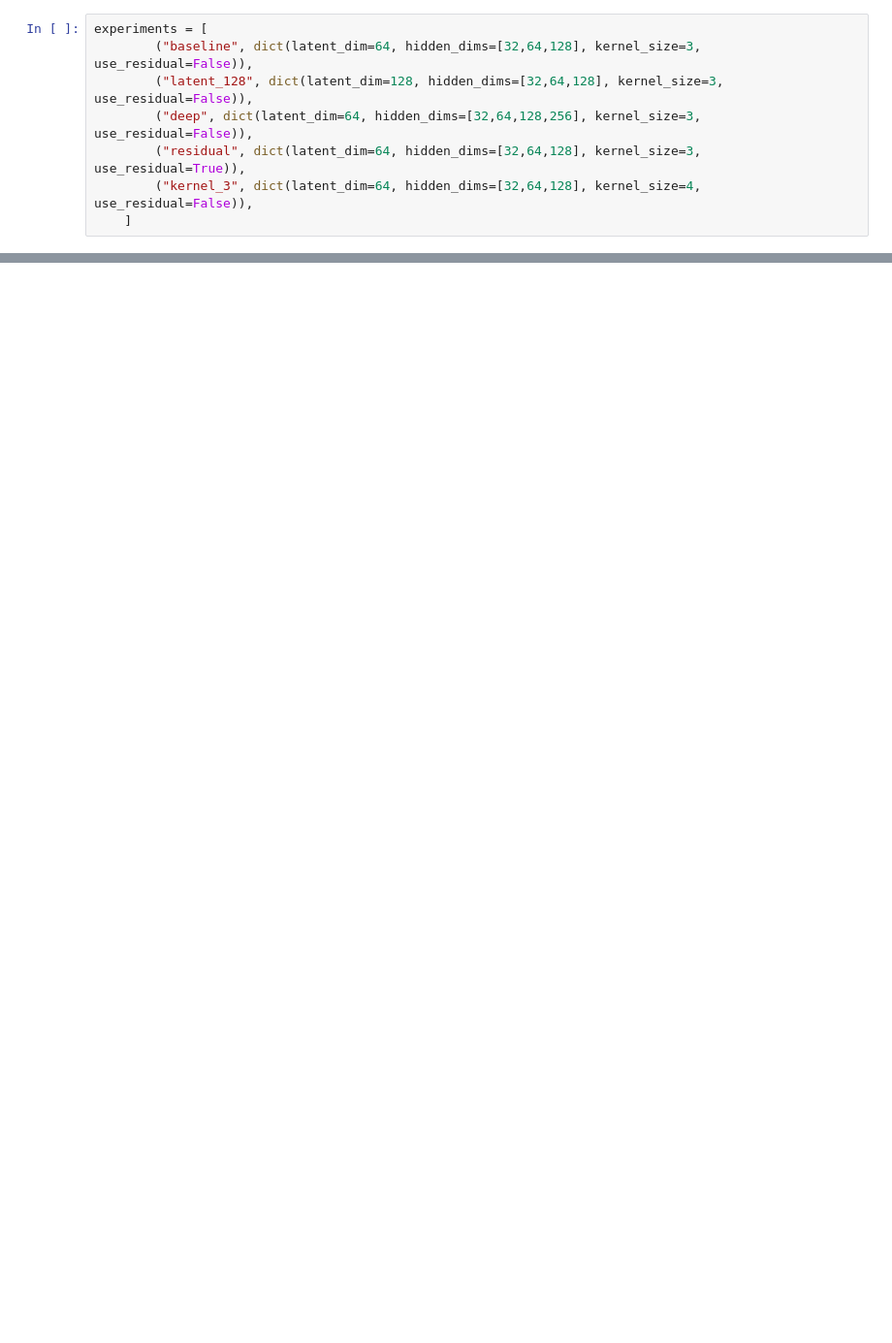
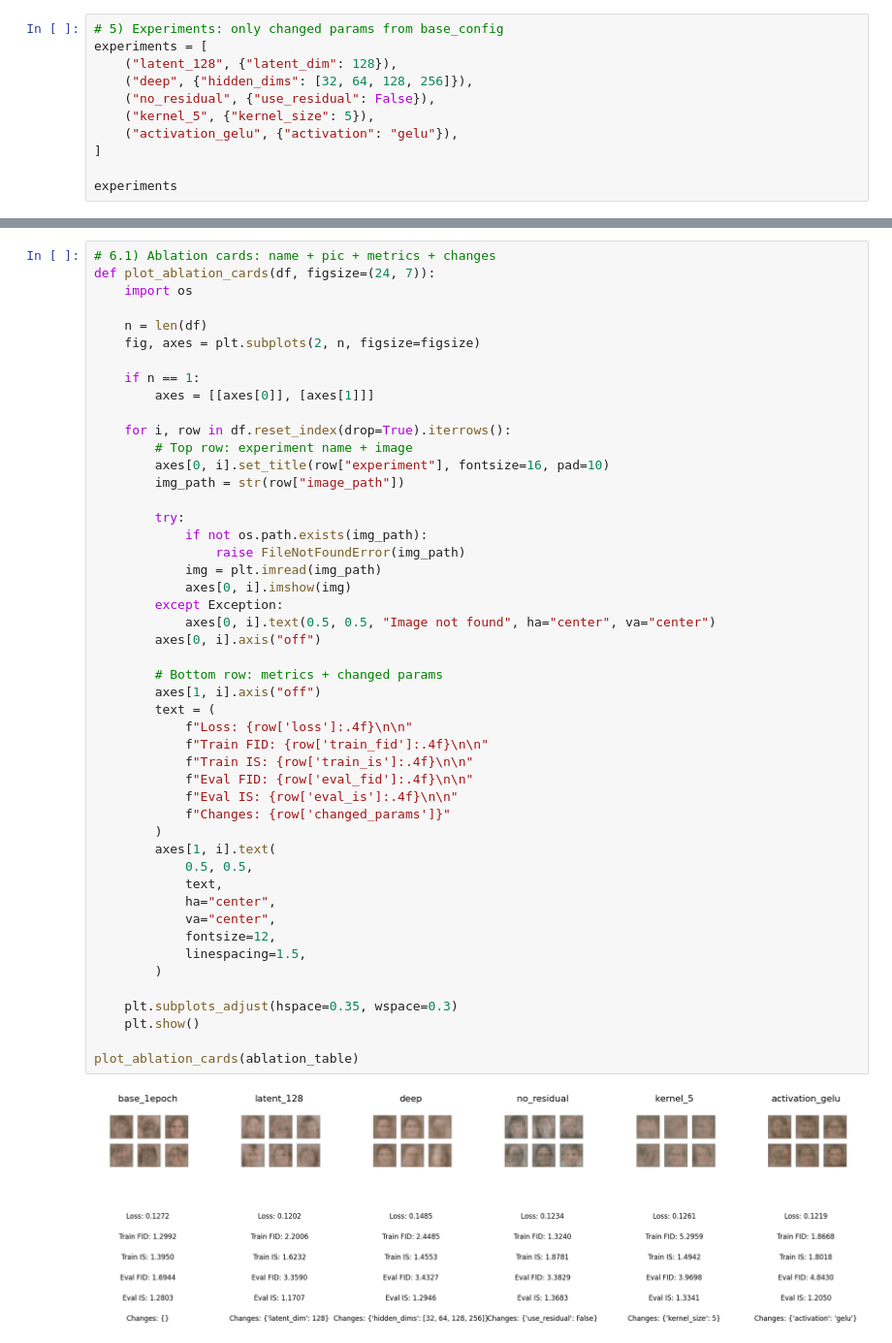
Before and after one commit to Crisp79/GenAI, a Jupyter notebook: notebooks/vae.ipynb, the cells around one changed output, grey strips where cells are left out. Shown at 97% size. Drawn from its saved outputs; the diff is of its cells as text; blank space fills up the shorter version.

```diff
--- a/notebooks/vae.ipynb
+++ b/notebooks/vae.ipynb
@@ -109,8 +130,11 @@ show_images(x, recon)
 # %%
+# 5) Experiments: only changed params from base_config
 experiments = [
-        ("baseline", dict(latent_dim=64, hidden_dims=[32,64,128], kernel_size=3, use_residual=False)),
-        ("latent_128", dict(latent_dim=128, hidden_dims=[32,64,128], kernel_size=3, use_residual=False)),
-        ("deep", dict(latent_dim=64, hidden_dims=[32,64,128,256], kernel_size=3, use_residual=False)),
-        ("residual", dict(latent_dim=64, hidden_dims=[32,64,128], kernel_size=3, use_residual=True)),
-        ("kernel_3", dict(latent_dim=64, hidden_dims=[32,64,128], kernel_size=4, use_residual=False)),
-    ]
+    ("latent_128", {"latent_dim": 128}),
+    ("deep", {"hidden_dims": [32, 64, 128, 256]}),
+    ("no_residual", {"use_residual": False}),
+    ("kernel_5", {"kernel_size": 5}),
+    ("activation_gelu", {"activation": "gelu"}),
+]
+
+experiments
@@ -184,0 +217,50 @@ generate_vae_samples(
+# %%
+# 6.1) Ablation cards: name + pic + metrics + changes
+def plot_ablation_cards(df, figsize=(24, 7)):
+    import os
+
+    n = len(df)
+    fig, axes = plt.subplots(2, n, figsize=figsize)
+
+    if n == 1:
+        axes = [[axes[0]], [axes[1]]]
+
+    for i, row in df.reset_index(drop=True).iterrows():
+        # Top row: experiment name + image
+        axes[0, i].set_title(row["experiment"], fontsize=16, pad=10)
+        img_path = str(row["image_path"])
+
+        try:
+            if not os.path.exists(img_path):
+                raise FileNotFoundError(img_path)
+            img = plt.imread(img_path)
+            axes[0, i].imshow(img)
+        except Exception:
+            axes[0, i].text(0.5, 0.5, "Image not found", ha="center", va="center")
+        axes[0, i].axis("off")
+
+        # Bottom row: metrics + changed params
+        axes[1, i].axis("off")
+        text = (
+            f"Loss: {row['loss']:.4f}\n\n"
+            f"Train FID: {row['train_fid']:.4f}\n\n"
+            f"Train IS: {row['train_is']:.4f}\n\n"
+            f"Eval FID: {row['eval_fid']:.4f}\n\n"
+            f"Eval IS: {row['eval_is']:.4f}\n\n"
+            f"Changes: {row['changed_params']}"
+        )
+        axes[1, i].text(
+            0.5, 0.5,
+            text,
+            ha="center",
+            va="center",
+            fontsize=12,
+            linespacing=1.5,
+        )
+
+    plt.subplots_adjust(hspace=0.35, wspace=0.3)
+    plt.show()
+
+plot_ablation_cards(ablation_table)
+# %% [output]
+[figure, added]
```
Also changed, not shown: parts of 17 cells of this notebook, 46 other files.
